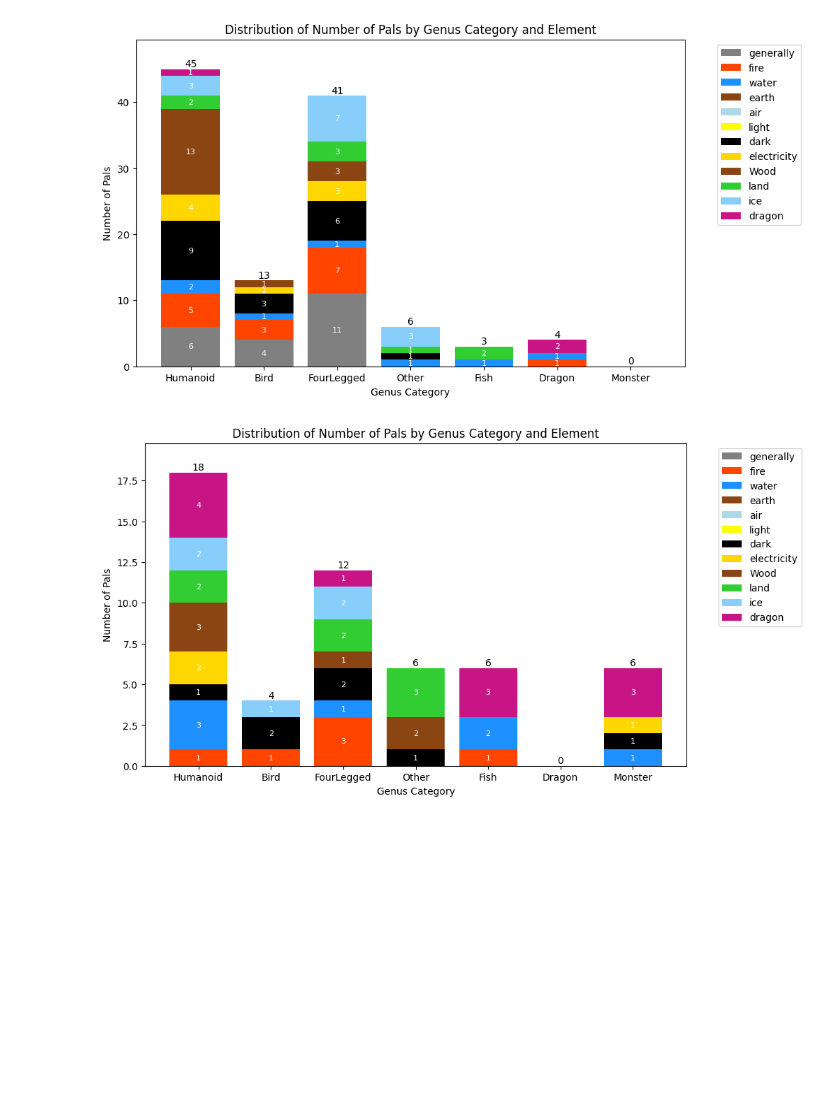
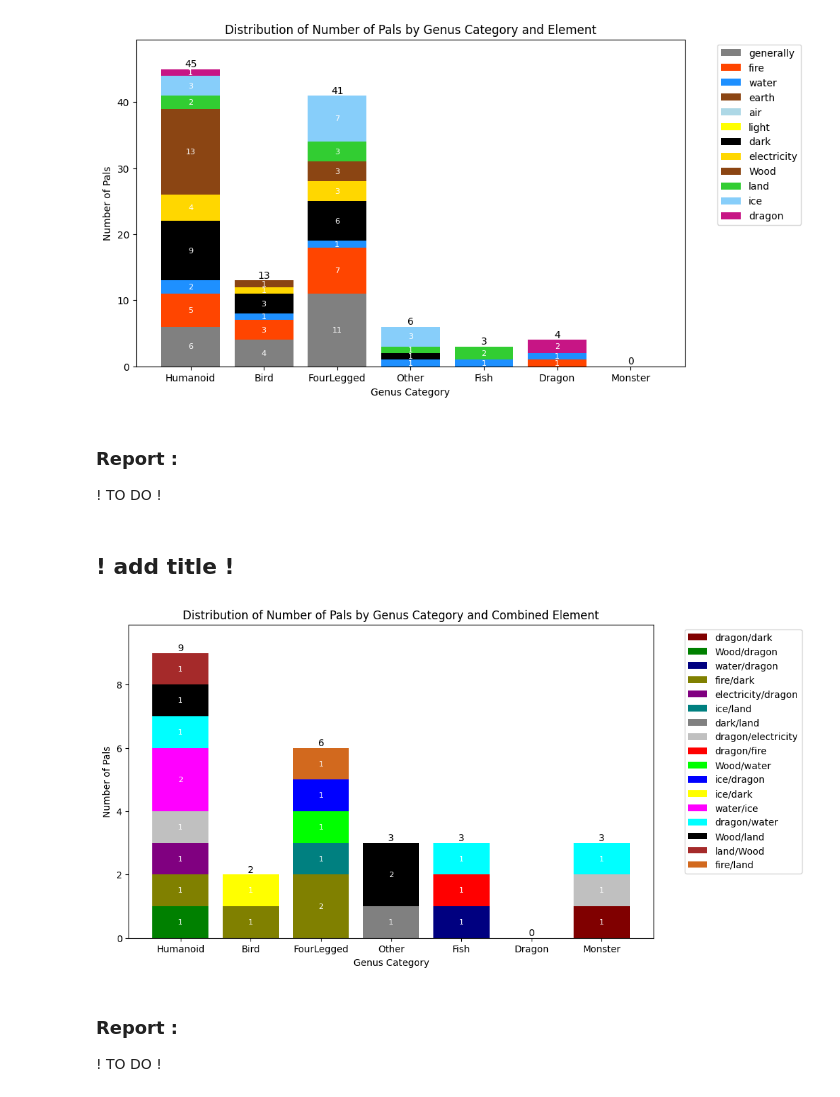
Before and after one commit to christian-aucane/pals-analysis, a Jupyter notebook: analysis.ipynb, the cells around one changed output. Drawn from its saved outputs; the diff is of its cells as text; code cells hidden in the pictures; blank space fills up the shorter version.

```diff
--- a/analysis.ipynb
+++ b/analysis.ipynb
@@ -19,13 +20,13 @@ def import_data():
 
     # Importing the dataset
     cursor.execute("SELECT volume_size, genus_category, rarity, element_1, element_2 FROM pals")
-    volume_dataset = cursor.fetchall()
+    dataset = cursor.fetchall()
 
     # Closing the connection
     cursor.close()
     palworld_database.close()
 
-    return volume_dataset
+    return dataset
 # %% [markdown]
 # About volume size of Pals
 # %% [markdown]
@@ -450,63 +451,89 @@ def genus_category_distribution_single_element_bar():
 genus_category_distribution_single_element_bar()
 # %% [output]
 [figure]
+# %% [markdown]
+### Report :
+! TO DO !
+# %% [markdown]
+## ! add title !
 # %%
-# Function to plot the distribution of pals genius category by element
-def genus_category_distribution_double_element_bar():
+# Function to plot the distribution of pals genius category by combiend element
+def genus_category_distribution_double_element_combined_bar():
     # Importing the dataset
-    volume_dataset = import_data()
+    dataset = import_data()
 
     # Extracting genus_category, element_1 and element_2 from the dataset
-    genus_category = [row[1] for row in volume_dataset]  # assuming genus_category is in row[1]
-    element_1 = [row[3] for row in volume_dataset]  # assuming element_1 is in row[3]
-    element_2 = [row[4] for row in volume_dataset]  # assuming element_2 is in row[4]
+    genus_category = [row[1] for row in dataset]  # assuming genus_category is in row[1]
+    element_1 = [row[3] for row in dataset]  # assuming element_1 is in row[3]
+    element_2 = [row[4] for row in dataset]  # assuming element_2 is in row[4]
 
-    # Creating a dictionary to count the frequency of each genus category for each element
+    # Creating a dictionary to count the frequency of each genus category for each combined element
     genus_category_freq = {}
+    unique_combined_elements = set()  # To store unique combined elements
     for i in range(len(genus_category)):
         category = genus_category[i]
         if element_2[i] is not None:  # Only consider pals with two elements
-            elements = [element_1[i], element_2[i]]
+            combined_element = element_1[i] + "/" + element_2[i]
+            unique_combined_elements.add(combined_element)  # Add the combined element to the set
             if category not in genus_category_freq:
                 genus_category_freq[category] = {}
-            for element in elements:
-                if element in genus_category_freq[category]:
-                    genus_category_freq[category][element] += 1
-                else:
-                    genus_category_freq[category][element] = 1
+            if combined_element in genus_category_freq[category]:
+                genus_category_freq[category][combined_element] += 1
+            else:
+                genus_category_freq[category][combined_element] = 1
 
-    # Defining color gradient for elements
-    colors = {'generally': 'gray', 'fire': '#ff4500', 'water': '#1e90ff', 'earth': '#8b4513', 'air': 'lightblue', 'light': 'yellow', 'dark': 'black', 'electricity': '#ffd700', 'Wood': '#8B4513', 'land': '#32CD32', 'ice': '#87CEFA', 'dragon': '#C71585'}
-    # Ordering the categories and elements in the desired order
-    elements_order = ['generally', 'fire', 'water', 'earth', 'air', 'light', 'dark', 'electricity', 'Wood', 'land', 'ice', 'dragon']
+    # Defining color for each combined element
+    colors = {
+        'dragon/dark': '#800000',  # dark red for dark dragon
+        'Wood/dragon': '#008000',  # green for wood dragon
+        'water/dragon': '#000080',  # blue for water dragon
+        'fire/dark': '#808000',  # brown for dark fire
+        'electricity/dragon': '#800080',  # purple for electric dragon
+        'ice/land': '#008080',  # teal for land ice
+        'dark/land': '#808080',  # gray for dark land
+        'dragon/electricity': '#C0C0C0',  # light gray for electric dragon
+        'dragon/fire': '#FF0000',  # red for fire dragon
+        'Wood/water': '#00FF00',  # bright green for water wood
+        'ice/dragon': '#0000FF',  # blue for ice dragon
+        'ice/dark': '#FFFF00',  # yellow for dark ice
+        'water/ice': '#FF00FF',  # pink for ice water
+        'dragon/water': '#00FFFF',  # cyan for water dragon
+        'Wood/land': '#000000',  # black for land wood
+        'land/Wood': '#A52A2A',  # brown for wood land
+        'fire/land': '#D2691E'  # chocolate for land fire
+    }
+    # Ordering the categories and combined elements in the desired order
+    combined_elements_order = list(unique_combined_elements)  # Use the unique combined elements for the order
     categories_order = ['Humanoid', 'Bird', 'FourLegged', 'Other', 'Fish', 'Dragon', 'Monster']
     # Plotting the chart
     fig, ax = plt.subplots(figsize=(10, 6))  # Increase the size of the figure
     bottom = np.zeros(len(categories_order))
-    for element in elements_order:
-        values = [genus_category_freq[category].get(element, 0) if category in genus_category_freq else 0 for category in categories_order]
-        bars = ax.bar(categories_order, values, bottom=bottom, color=colors[element])
+    for combined_element in combined_elements_order:
+        values = [genus_category_freq[category].get(combined_element, 0) if category in genus_category_freq else 0 for category in categories_order]
+        bars = ax.bar(categories_order, values, bottom=bottom, color=colors[combined_element])
         bottom += values
 
         # Adding the text inside the bars
         for bar, value in zip(bars, values):
             height = bar.get_height()
             if height != 0:
                 ax.text(bar.get_x() + bar.get_width() / 2, bar.get_y() + height / 2, str(value), ha='center', va='center', color='white', fontsize=8)
 
     # Adding the total number of pals above each bar
     for i, total in enumerate(bottom):
         ax.text(categories_order[i], total, str(int(total)), ha='center', va='bottom', color='black', fontsize=10)
 
     ax.set_xlabel('Genus Category')
     ax.set_ylabel('Number of Pals')
-    ax.set_title('Distribution of Number of Pals by Genus Category and Element')
-    ax.legend(elements_order, bbox_to_anchor=(1.05, 1), loc='upper left')  # Move the legend to the right side of the plot
+    ax.set_title('Distribution of Number of Pals by Genus Category and Combined Element')
+    ax.legend(combined_elements_order, bbox_to_anchor=(1.05, 1), loc='upper left')  # Move the legend to the right side of the plot
     ax.set_ylim(0, max(bottom)*1.1)  # Increase the maximum y-value by 10%
 
     plt.show()
-
 # Calling the function
-genus_category_distribution_double_element_bar()
+genus_category_distribution_double_element_combined_bar()
 # %% [output]
-[figure, old version]
+[figure, new version]
+# %% [markdown]
+### Report :
+! TO DO !
```
Also changed, not shown: parts of 7 cells of this notebook.
